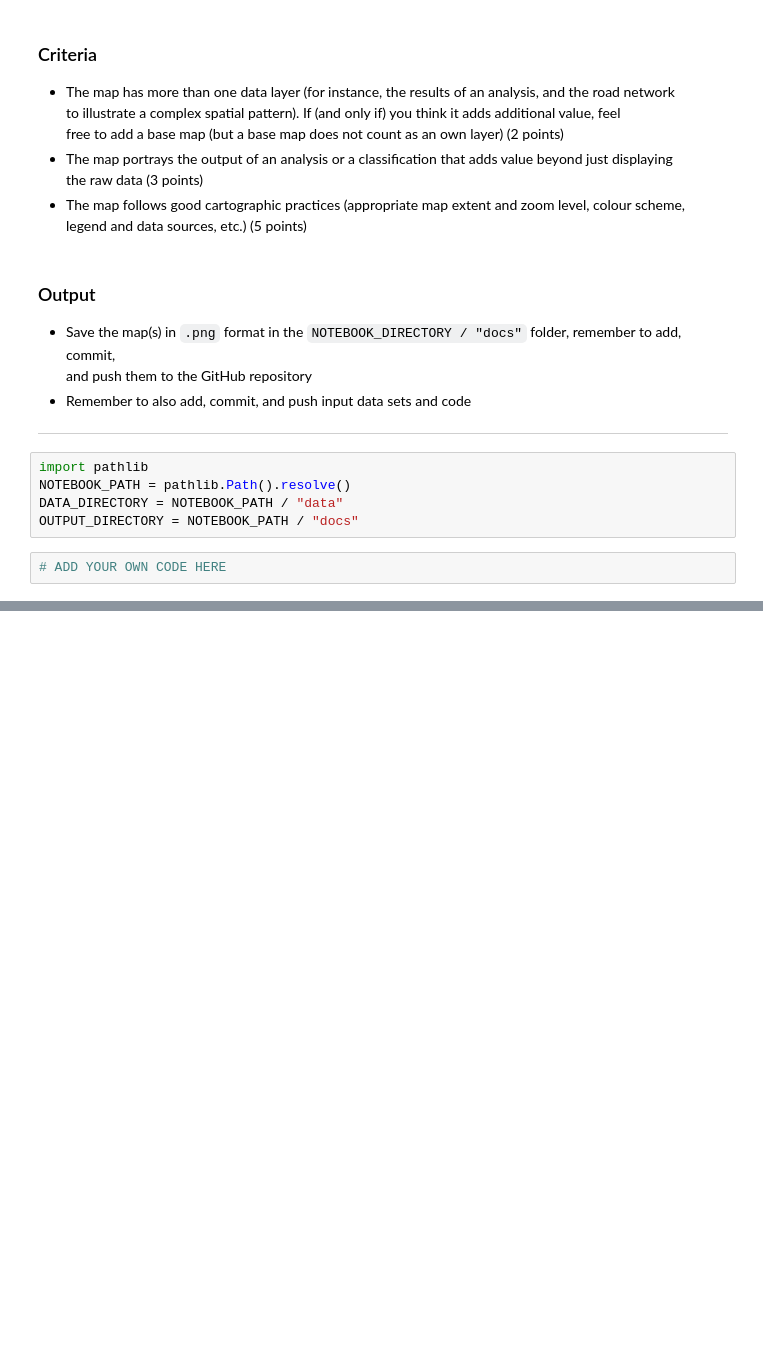
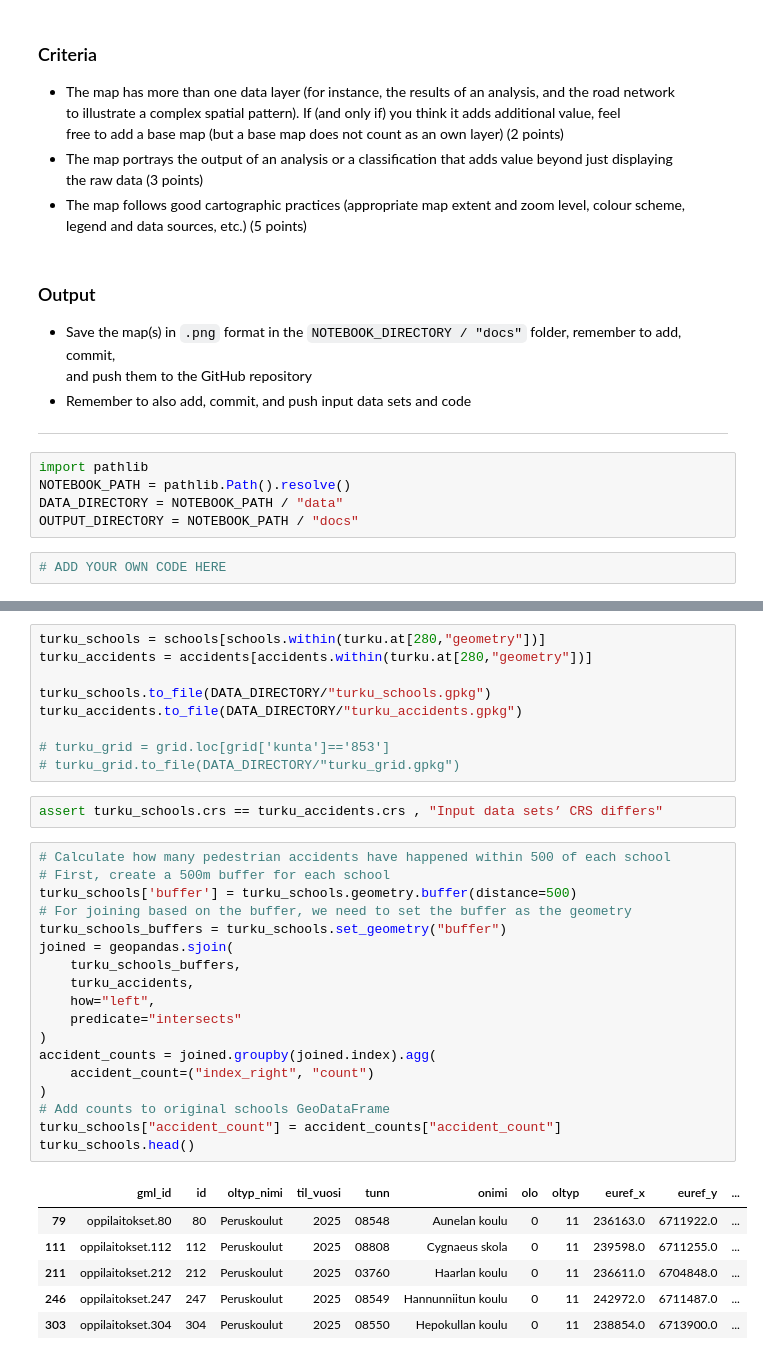
Before and after one commit to lasain/excercise-5-oma, a Jupyter notebook: Exercise-5-problem-1.ipynb, the cells around one changed output, grey strips where cells are left out. Drawn from its saved outputs; the diff is of its cells as text; blank space fills up the shorter version.

```diff
--- a/Exercise-5-problem-1.ipynb
+++ b/Exercise-5-problem-1.ipynb
@@ -120,0 +142,36 @@ turku_schools
+# %%
+turku_schools = schools[schools.within(turku.at[280,"geometry"])]
+turku_accidents = accidents[accidents.within(turku.at[280,"geometry"])]
+
+turku_schools.to_file(DATA_DIRECTORY/"turku_schools.gpkg")
+turku_accidents.to_file(DATA_DIRECTORY/"turku_accidents.gpkg")
+
+# turku_grid = grid.loc[grid['kunta']=='853']
+# turku_grid.to_file(DATA_DIRECTORY/"turku_grid.gpkg")
+# %%
+assert turku_schools.crs == turku_accidents.crs , "Input data sets’ CRS differs"
+# %%
+# Calculate how many pedestrian accidents have happened within 500 of each school
+# First, create a 500m buffer for each school
+turku_schools['buffer'] = turku_schools.geometry.buffer(distance=500)
+# For joining based on the buffer, we need to set the buffer as the geometry
+turku_schools_buffers = turku_schools.set_geometry("buffer")
+joined = geopandas.sjoin(
+    turku_schools_buffers,
+    turku_accidents,
+    how="left",
+    predicate="intersects"
+)
+accident_counts = joined.groupby(joined.index).agg(
+    accident_count=("index_right", "count")
+)
+# Add counts to original schools GeoDataFrame
+turku_schools["accident_count"] = accident_counts["accident_count"]
+turku_schools.head()
+# %% [output]
+|  | gml_id | id | oltyp_nimi | til_vuosi | tunn | onimi | olo | oltyp | euref_x | euref_y | ... |
+| 79 | oppilaitokset.80 | 80 | Peruskoulut | 2025 | 08548 | Aunelan koulu | 0 | 11 | 236163.0 | 6711922.0 | ... |
+| 111 | oppilaitokset.112 | 112 | Peruskoulut | 2025 | 08808 | Cygnaeus skola | 0 | 11 | 239598.0 | 6711255.0 | ... |
+| 211 | oppilaitokset.212 | 212 | Peruskoulut | 2025 | 03760 | Haarlan koulu | 0 | 11 | 236611.0 | 6704848.0 | ... |
+| 246 | oppilaitokset.247 | 247 | Peruskoulut | 2025 | 08549 | Hannunniitun koulu | 0 | 11 | 242972.0 | 6711487.0 | ... |
+| 303 | oppilaitokset.304 | 304 | Peruskoulut | 2025 | 08550 | Hepokullan koulu | 0 | 11 | 238854.0 | 6713900.0 | ... |
```
Also changed, not shown: parts of 8 cells of this notebook.
